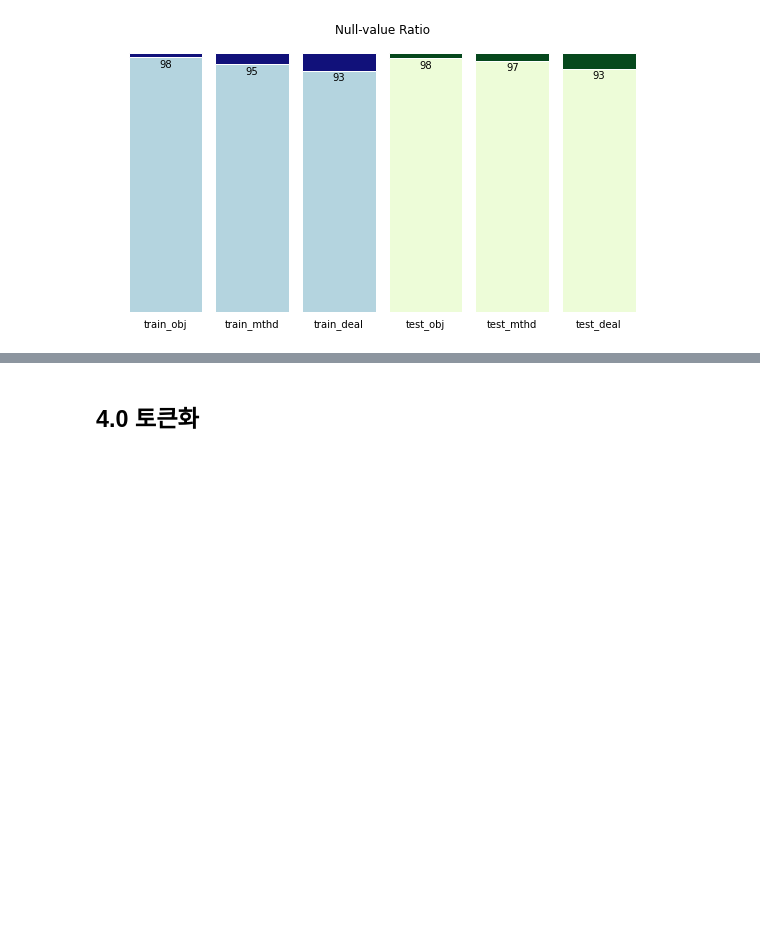
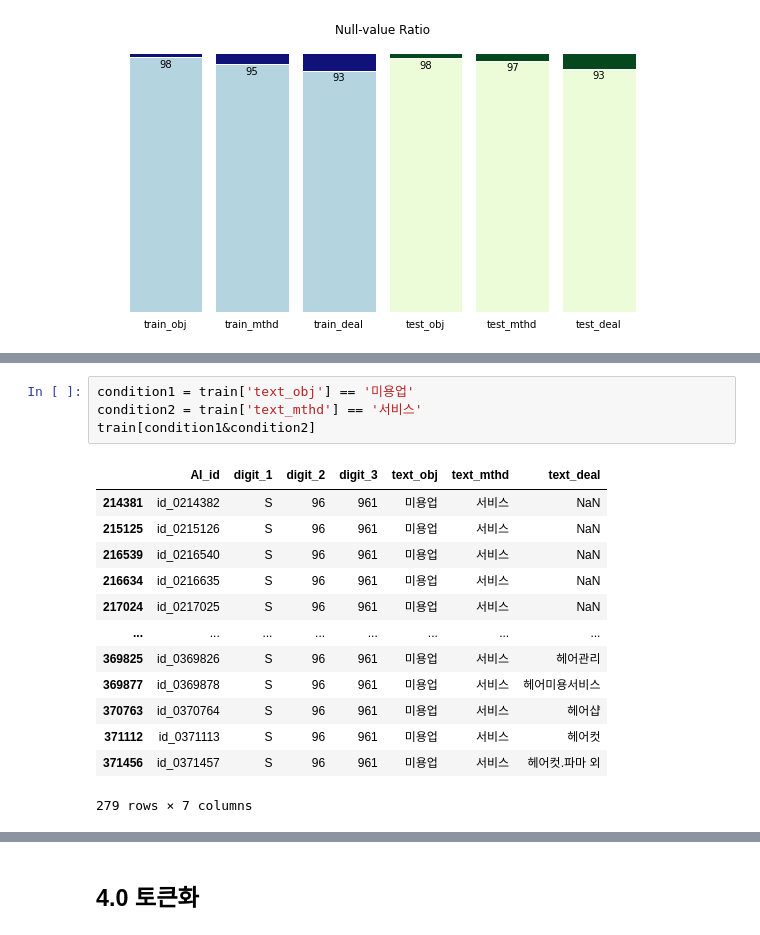
Before and after one commit to huitaek/contest-kostat-ai, a Jupyter notebook: preprocessing.ipynb, the cells around one changed output, grey strips where cells are left out. Cells and saved outputs as stored; diff of their text form; blank space fills up the shorter version.

```diff
--- a/preprocessing.ipynb
+++ b/preprocessing.ipynb
@@ -155,0 +231,18 @@ plt.show()
+# %%
+condition1 = train['text_obj'] == '미용업'
+condition2 = train['text_mthd'] == '서비스'
+train[condition1&condition2]
+# %% [output]
+|  | AI_id | digit_1 | digit_2 | digit_3 | text_obj | text_mthd | text_deal |
+| 214381 | id_0214382 | S | 96 | 961 | 미용업 | 서비스 | NaN |
+| 215125 | id_0215126 | S | 96 | 961 | 미용업 | 서비스 | NaN |
+| 216539 | id_0216540 | S | 96 | 961 | 미용업 | 서비스 | NaN |
+| 216634 | id_0216635 | S | 96 | 961 | 미용업 | 서비스 | NaN |
+| 217024 | id_0217025 | S | 96 | 961 | 미용업 | 서비스 | NaN |
+| ... | ... | ... | ... | ... | ... | ... | ... |
+| 369825 | id_0369826 | S | 96 | 961 | 미용업 | 서비스 | 헤어관리 |
+| 369877 | id_0369878 | S | 96 | 961 | 미용업 | 서비스 | 헤어미용서비스 |
+| 370763 | id_0370764 | S | 96 | 961 | 미용업 | 서비스 | 헤어샵 |
+| 371112 | id_0371113 | S | 96 | 961 | 미용업 | 서비스 | 헤어컷 |
+| 371456 | id_0371457 | S | 96 | 961 | 미용업 | 서비스 | 헤어컷.파마 외 |
+279 rows × 7 columns
```
Also changed, not shown: parts of 33 cells of this notebook, 14 other files.
